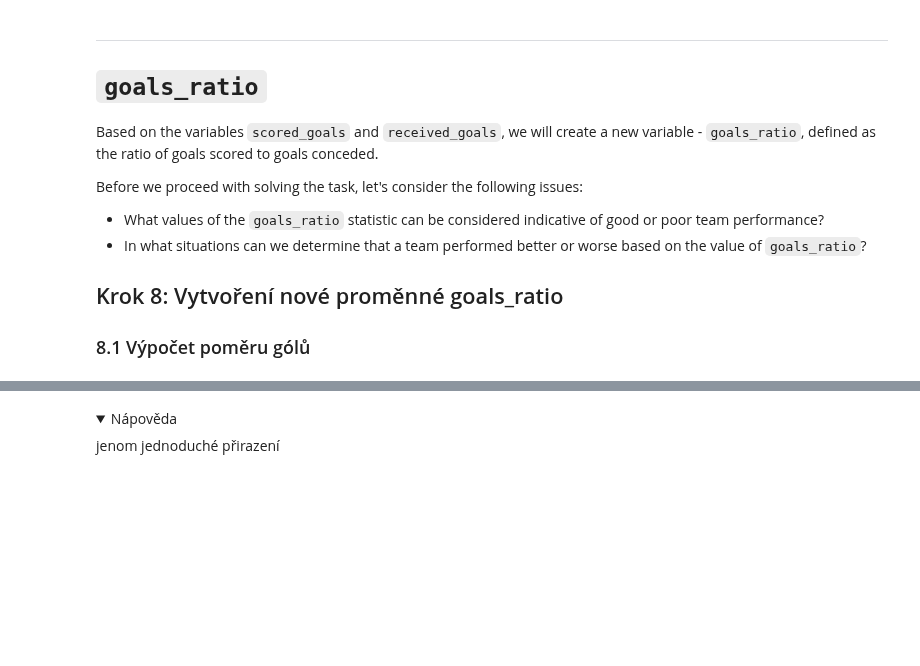
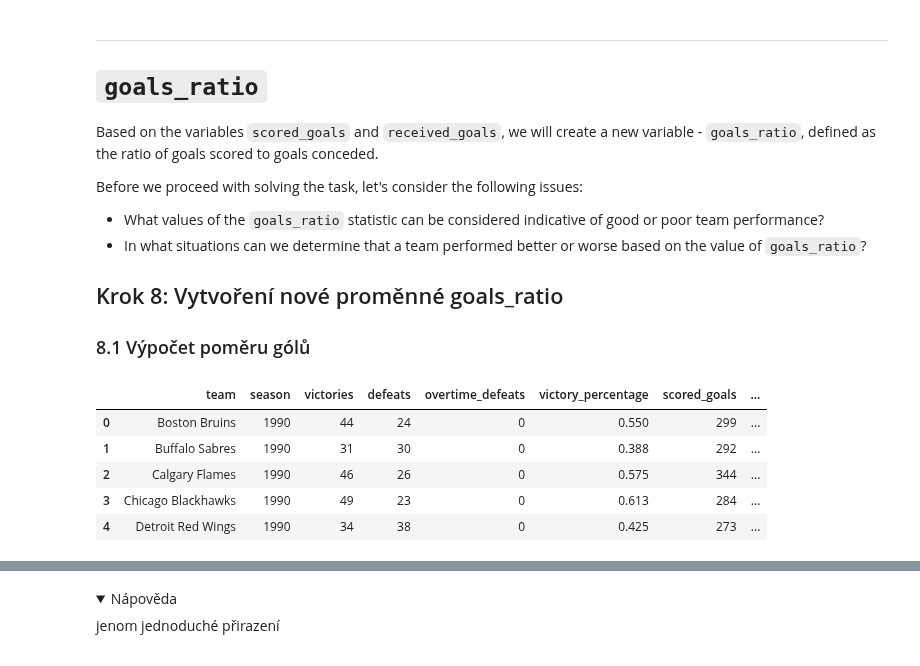
Before and after one commit to danakozakova/Python-CodersLab, a Jupyter notebook: Day_10_Workshop/notebooks/03_DataAnalysis_reseni.ipynb, the cells around one changed output, grey strips where cells are left out. Cells and saved outputs as stored; diff of their text form; code cells hidden in the pictures; folded sections open; blank space fills up the shorter version.

```diff
--- a/Day_10_Workshop/notebooks/03_DataAnalysis_reseni.ipynb
+++ b/Day_10_Workshop/notebooks/03_DataAnalysis_reseni.ipynb
@@ -562,5 +562,14 @@ Before we proceed with solving the task, let's consider the following issues:
 ## Krok 8: Vytvoření nové proměnné goals_ratio
 
 ### 8.1 Výpočet poměru gólů
+# %%
+df.head()
+# %% [output]
+|  | team | season | victories | defeats | overtime_defeats | victory_percentage | scored_goals | ... |
+| 0 | Boston Bruins | 1990 | 44 | 24 | 0 | 0.550 | 299 | ... |
+| 1 | Buffalo Sabres | 1990 | 31 | 30 | 0 | 0.388 | 292 | ... |
+| 2 | Calgary Flames | 1990 | 46 | 26 | 0 | 0.575 | 344 | ... |
+| 3 | Chicago Blackhawks | 1990 | 49 | 23 | 0 | 0.613 | 284 | ... |
+| 4 | Detroit Red Wings | 1990 | 34 | 38 | 0 | 0.425 | 273 | ... |
 # %%
 # Vytvořte nový sloupec goals_ratio = scored_goals / received_goals
```
Also changed, not shown: parts of 11 cells of this notebook.
